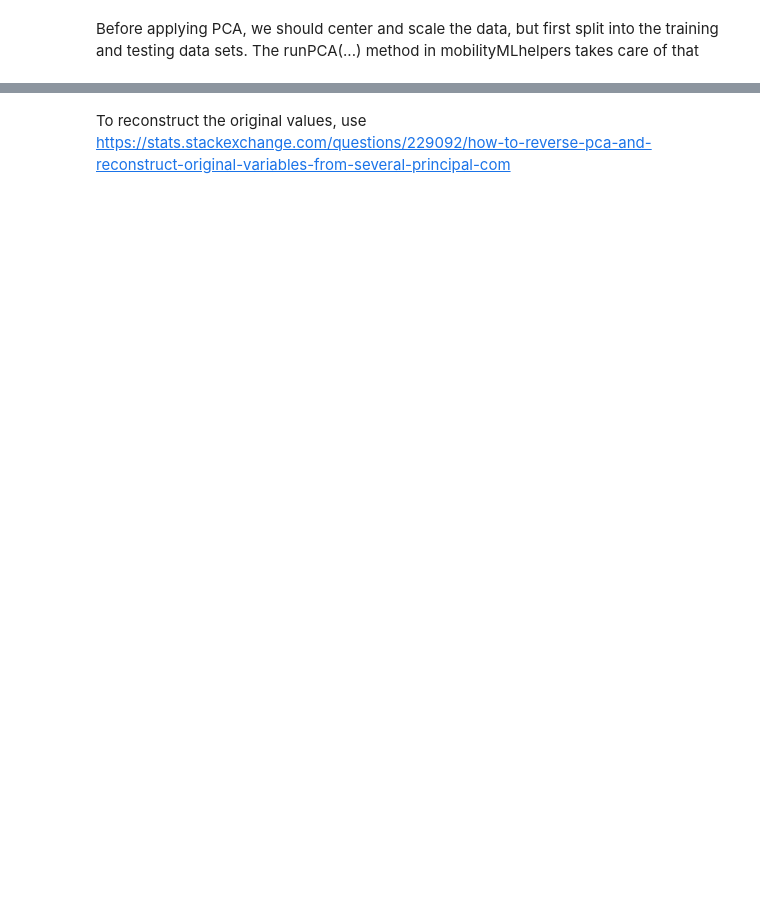
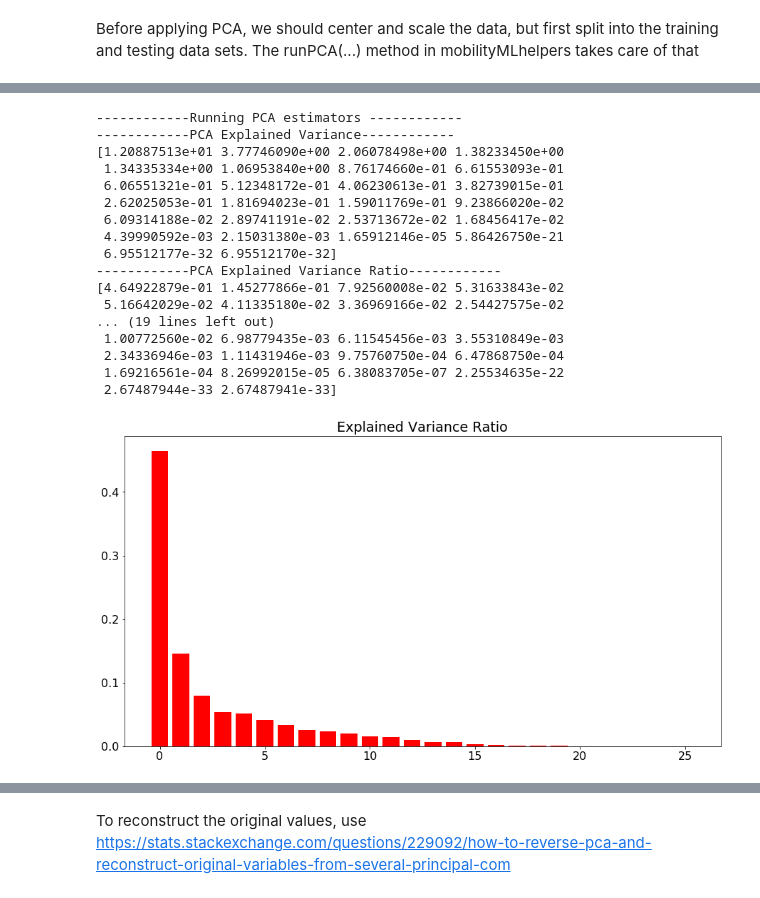
Before and after one commit to chemodan/phdchemodan, a Jupyter notebook: INFORMS2020/python/migration_pca_rfr.ipynb, the cells around one changed output, grey strips where cells are left out. Cells and saved outputs as stored; diff of their text form; code cells hidden in the pictures; blank space fills up the shorter version.

```diff
--- a/INFORMS2020/python/migration_pca_rfr.ipynb
+++ b/INFORMS2020/python/migration_pca_rfr.ipynb
@@ -107,0 +132,30 @@ RSq =  0.8824
+# %%
+EXPL_VAR = 0.00
+
+%run ./mobilityMLhelpers.ipynb
+mlHelpers = mobilityMLhelpers()
+
+print(f"""------------Running PCA estimators ------------""" )
+pca, X_train, X_test, y_train, y_test = \
+    mlHelpers.runPCA(EXPL_VAR, myPCAdata, verbose=True)
+
+mlHelpers.plot_explained_variance_pca(pca)
+# %% [output]
+------------Running PCA estimators ------------
+------------PCA Explained Variance------------
+[1.20887513e+01 3.77746090e+00 2.06078498e+00 1.38233450e+00
+ 1.34335334e+00 1.06953840e+00 8.76174660e-01 6.61553093e-01
+ 6.06551321e-01 5.12348172e-01 4.06230613e-01 3.82739015e-01
+ 2.62025053e-01 1.81694023e-01 1.59011769e-01 9.23866020e-02
+ 6.09314188e-02 2.89741191e-02 2.53713672e-02 1.68456417e-02
+ 4.39990592e-03 2.15031380e-03 1.65912146e-05 5.86426750e-21
+ 6.95512177e-32 6.95512170e-32]
+------------PCA Explained Variance Ratio------------
+[4.64922879e-01 1.45277866e-01 7.92560008e-02 5.31633843e-02
+ 5.16642029e-02 4.11335180e-02 3.36969166e-02 2.54427575e-02
+... (19 lines left out)
+ 1.00772560e-02 6.98779435e-03 6.11545456e-03 3.55310849e-03
+ 2.34336946e-03 1.11431946e-03 9.75760750e-04 6.47868750e-04
+ 1.69216561e-04 8.26992015e-05 6.38083705e-07 2.25534635e-22
+ 2.67487944e-33 2.67487941e-33]
+[figure, added]
```
Also changed, not shown: parts of 8 cells of this notebook, 1 other file.
